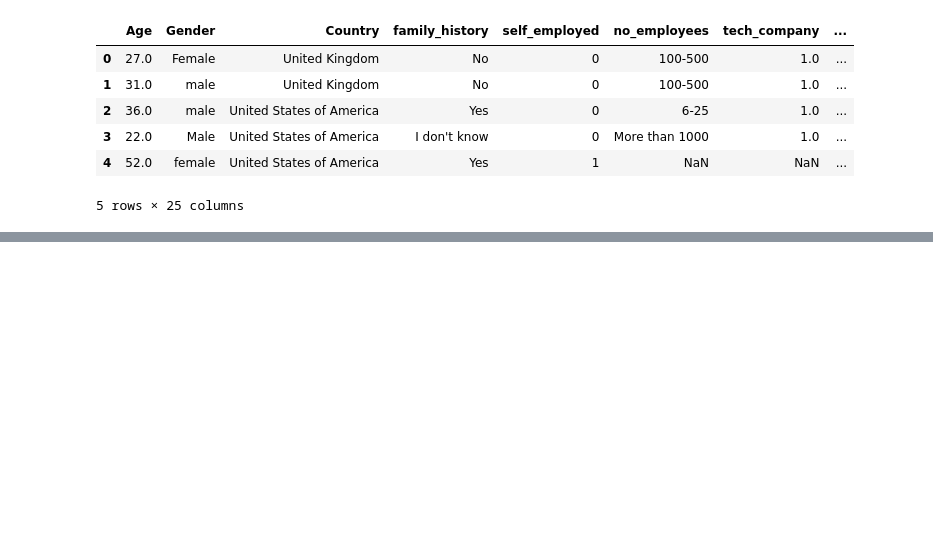
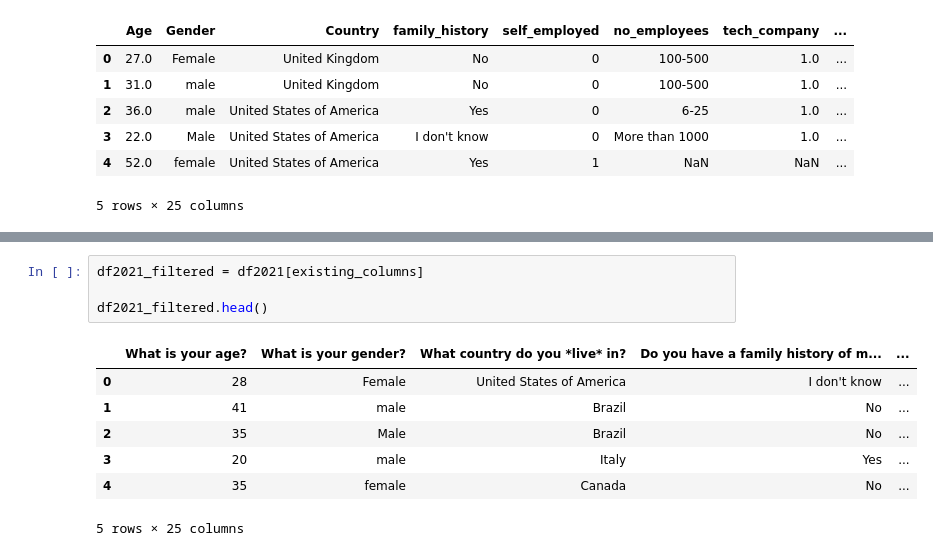
Before and after one commit to JH-Y-324/first-repository, a Jupyter notebook: surveys.ipynb, the cells around one changed output, grey strips where cells are left out. Cells and saved outputs as stored; diff of their text form; blank space fills up the shorter version.

```diff
--- a/surveys.ipynb
+++ b/surveys.ipynb
@@ -349,0 +517,12 @@ files.download('df_combined.csv')
+# %%
+df2021_filtered = df2021[existing_columns]
+
+df2021_filtered.head()
+# %% [output]
+|  | What is your age? | What is your gender? | What country do you *live* in? | Do you have a family history of m... | ... |
+| 0 | 28 | Female | United States of America | I don't know | ... |
+| 1 | 41 | male | Brazil | No | ... |
+| 2 | 35 | Male | Brazil | No | ... |
+| 3 | 20 | male | Italy | Yes | ... |
+| 4 | 35 | female | Canada | No | ... |
+5 rows × 25 columns
```
Also changed, not shown: parts of 18 cells of this notebook.
